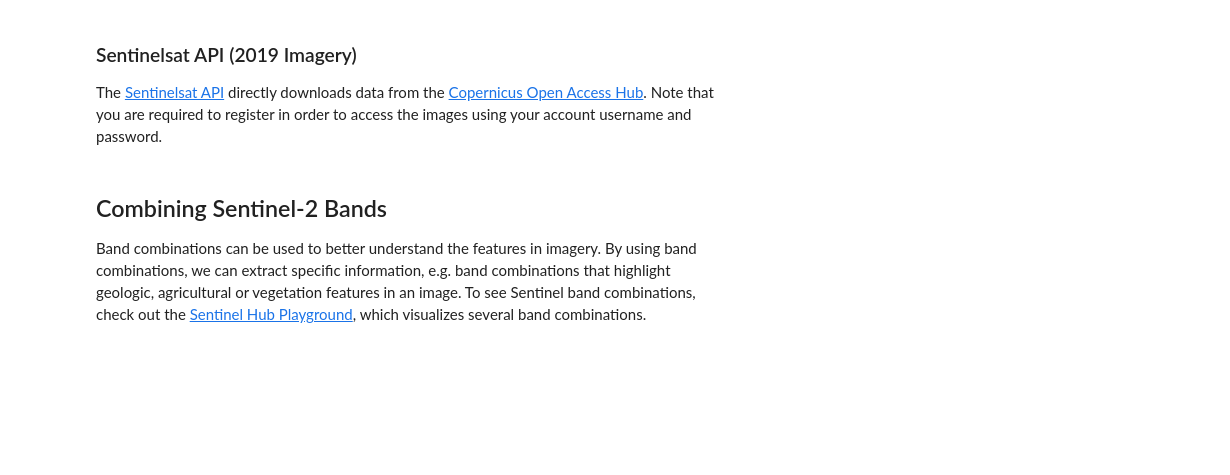
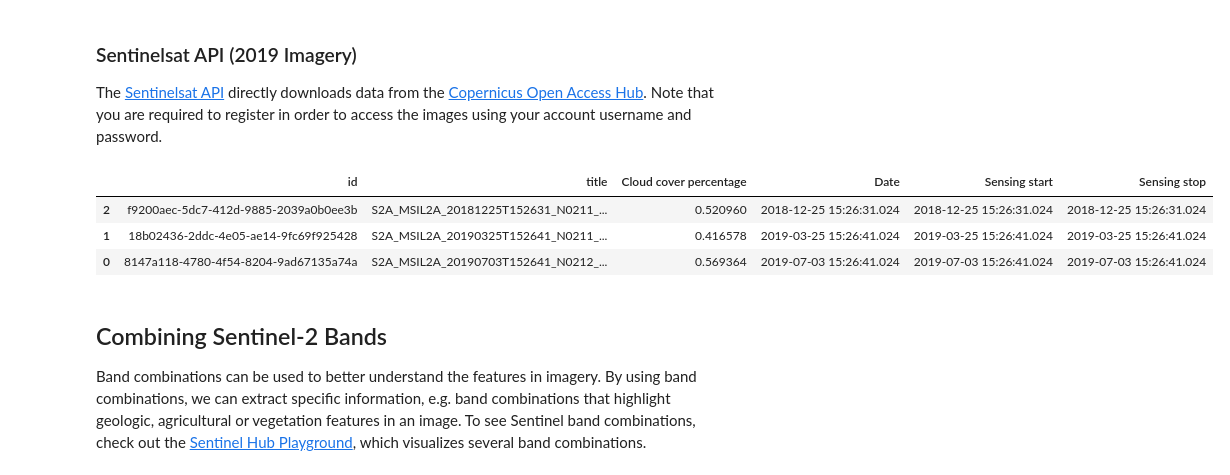
Before and after one commit to thinkingmachines/geoai-immap, a Jupyter notebook: notebooks/01_Data_Preprocessing.ipynb, the cells around one changed output. Cells and saved outputs as stored; diff of their text form; code cells hidden in the pictures; blank space fills up the shorter version.

```diff
--- a/notebooks/01_Data_Preprocessing.ipynb
+++ b/notebooks/01_Data_Preprocessing.ipynb
@@ -151,6 +162,21 @@ The [Sentinelsat API](https://sentinelsat.readthedocs.io/en/stable/api.html) dir
 # %%
 from sentinelsat.sentinel import SentinelAPI
 from datetime import date
 
 api = SentinelAPI('<username>', '<password>', 'https://scihub.copernicus.eu/dhus')
-api.download('8147a118-4780-4f54-8204-9ad67135a74a', directory_path=sentinel_dir);
+
+product_ids = [
+    '8147a118-4780-4f54-8204-9ad67135a74a',
+    '18b02436-2ddc-4e05-ae14-9fc69f925428',
+    'f9200aec-5dc7-412d-9885-2039a0b0ee3b'
+]
+products = []
+for product_id in product_ids:
+    products.append(api.get_product_odata(product_id, full=True))
+products = pd.DataFrame(products)
+products[['id', 'title', 'Cloud cover percentage', 'Date', 'Sensing start', 'Sensing stop']].sort_values('Date').head()
+# %% [output]
+|  | id | title | Cloud cover percentage | Date | Sensing start | Sensing stop |
+| 2 | f9200aec-5dc7-412d-9885-2039a0b0ee3b | S2A_MSIL2A_20181225T152631_N0211_... | 0.520960 | 2018-12-25 15:26:31.024 | 2018-12-25 15:26:31.024 | 2018-12-25 15:26:31.024 |
+| 1 | 18b02436-2ddc-4e05-ae14-9fc69f925428 | S2A_MSIL2A_20190325T152641_N0211_... | 0.416578 | 2019-03-25 15:26:41.024 | 2019-03-25 15:26:41.024 | 2019-03-25 15:26:41.024 |
+| 0 | 8147a118-4780-4f54-8204-9ad67135a74a | S2A_MSIL2A_20190703T152641_N0212_... | 0.569364 | 2019-07-03 15:26:41.024 | 2019-07-03 15:26:41.024 | 2019-07-03 15:26:41.024 |
```
Also changed, not shown: parts of 21 cells of this notebook.
